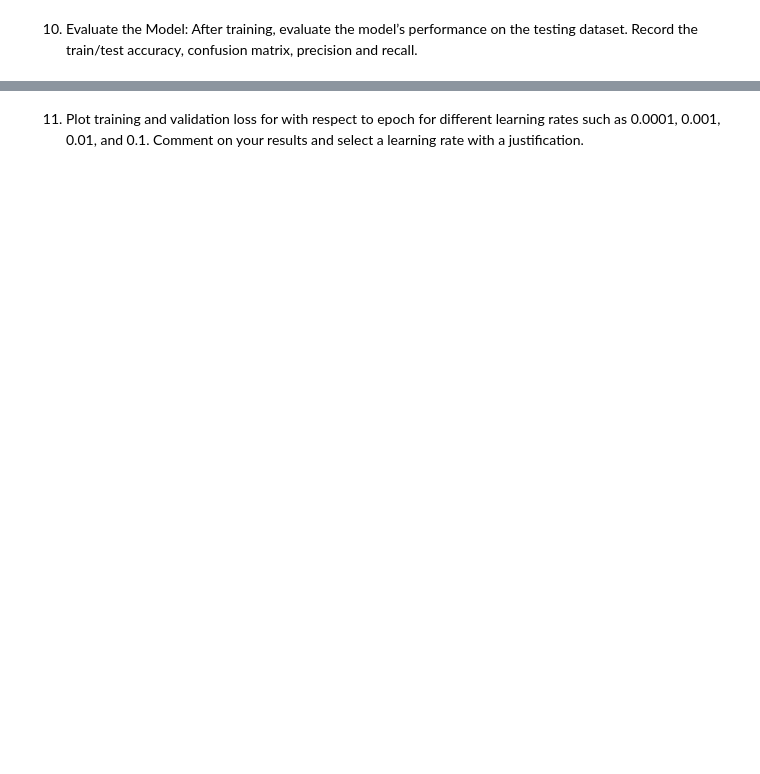
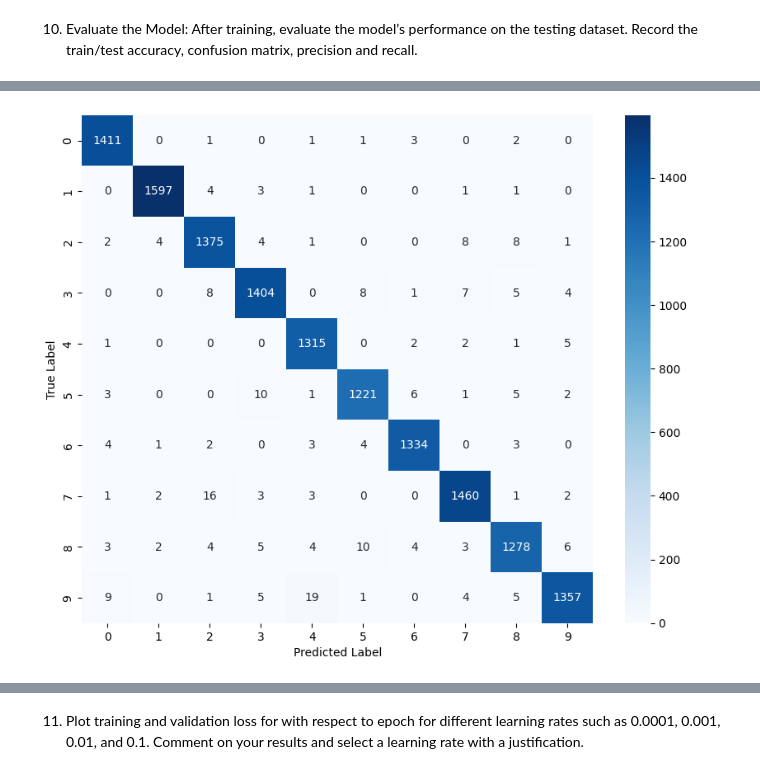
Before and after one commit to lakshithagnk/CNN-image-classification, a Jupyter notebook: Assignment_03_realwast_dataset.ipynb, the cells around one changed output, grey strips where cells are left out. Saved outputs shown, nothing was run; the diff lists cells and outputs as text; code cells hidden in the pictures; blank space fills up the shorter version.

```diff
--- a/Assignment_03_realwast_dataset.ipynb
+++ b/Assignment_03_realwast_dataset.ipynb
@@ -183,0 +134,17 @@ print(f"Recall: {recall:.4f}")
+# %%
+# Evaluate the model on the test data
+test_loss, test_accuracy = model.evaluate(test_images, test_labels)
+print("Test accuracy:", test_accuracy)
+
+# Predict the classes for test images
+predictions = model.predict(test_images)
+predicted_classes = np.argmax(predictions, axis=1)
+
+# Confusion Matrix
+conf_matrix = confusion_matrix(test_labels, predicted_classes)
+plt.figure(figsize=(10, 8))
+sns.heatmap(conf_matrix, annot=True, fmt="d", cmap="Blues")
+plt.xlabel('Predicted Label')
+plt.ylabel('True Label')
+plt.show()
+# %% [output]
@@ -183,0 +154 @@ print(f"Recall: {recall:.4f}")
+[figure, added]
```
Also changed, not shown: parts of 14 cells of this notebook.
